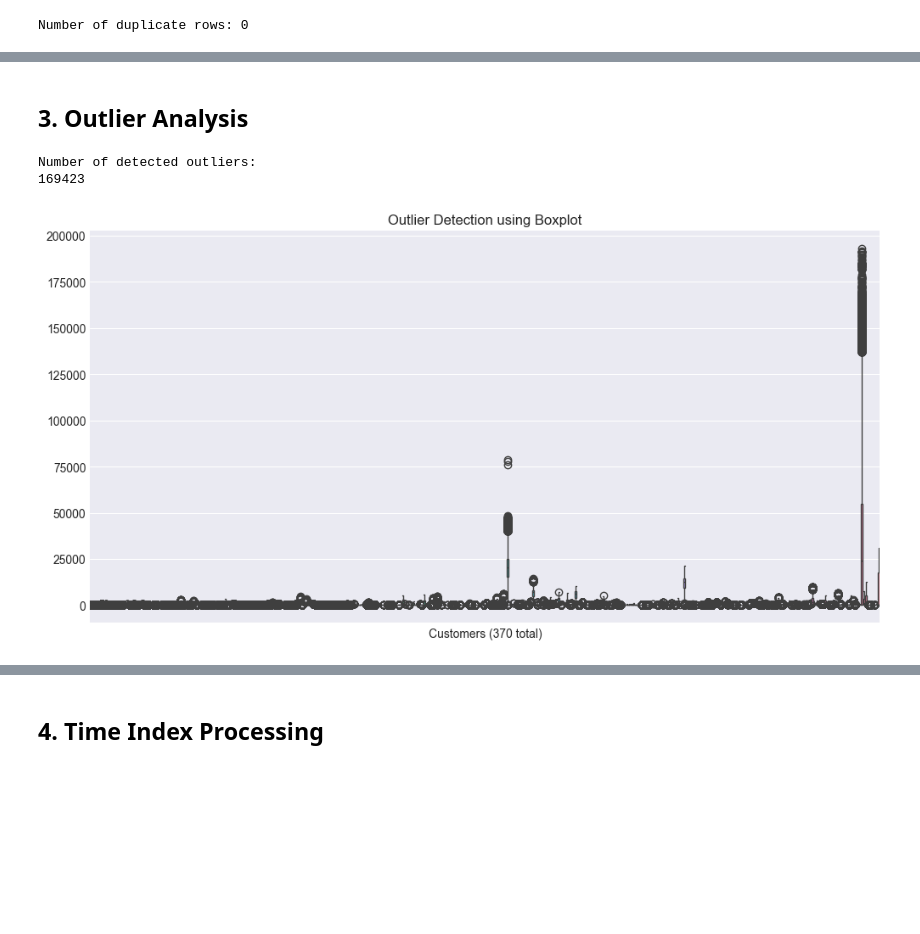
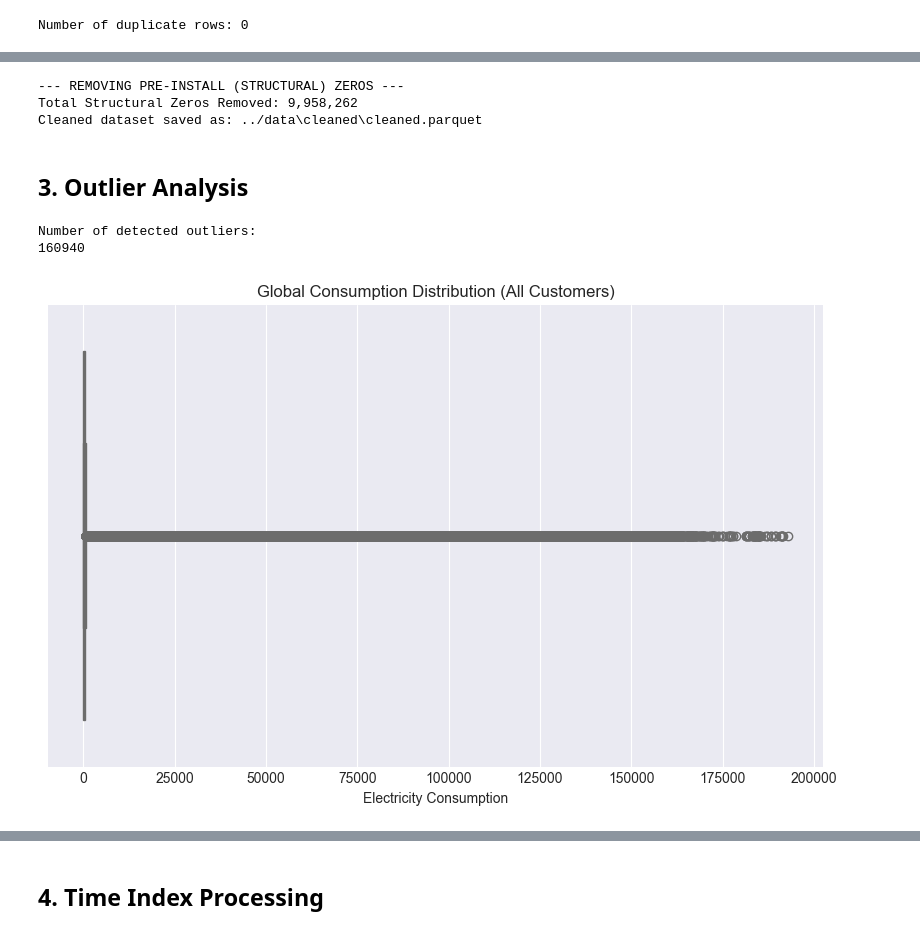
Before and after one commit to Dai-Nguyen1506/Electricity-Load-Diagrams, a Jupyter notebook: notebooks/03_preprocessing.ipynb, the cells around one changed output, grey strips where cells are left out. Drawn from its saved outputs; the diff is of its cells as text; code cells hidden in the pictures; blank space fills up the shorter version.

```diff
--- a/notebooks/03_preprocessing.ipynb
+++ b/notebooks/03_preprocessing.ipynb
@@ -74,24 +155,47 @@ Number of duplicate rows: 0
+# %%
+print("--- REMOVING PRE-INSTALL (STRUCTURAL) ZEROS ---")
+
+df_cleaned = df.copy()
+structural_zeros_total = 0
+
+for col in df.columns:
+    series = df[col]
+
+    # Structural zeros = values before first non-zero
+    is_structural = (series.cumsum() == 0)
+    structural_zeros_total += is_structural.sum()
+
+    # Replace structural zeros with NaN
+    df_cleaned.loc[is_structural, col] = np.nan
+
+print(f"Total Structural Zeros Removed: {structural_zeros_total:,}")
+# %% [output]
+--- REMOVING PRE-INSTALL (STRUCTURAL) ZEROS ---
+Total Structural Zeros Removed: 9,958,262
+Cleaned dataset saved as: ../data\cleaned\cleaned.parquet
 # %% [markdown]
 ## 3. Outlier Analysis
 # %%
 # Z-score method
-z_scores = (df - df.mean()) / df.std()
+z_scores = (df_cleaned - df_cleaned.mean()) / df_cleaned.std()
+
 outliers = (np.abs(z_scores) > 3)
 
 print("Number of detected outliers:")
 print(outliers.sum().sum())
 # %% [output]
 Number of detected outliers:
-169423
+160940
 # %%
-plt.figure(figsize=(12, 6))
-sns.boxplot(data=df)
-plt.title("Outlier Detection using Boxplot")
-plt.xticks([]) # turn off customer labels
-plt.xlabel("Customers (370 total)")
+plt.figure(figsize=(10, 6))
+
+sns.boxplot(x=df_cleaned.values.flatten())
+
+plt.title("Global Consumption Distribution (All Customers)")
+plt.xlabel("Electricity Consumption")
 plt.show()
 # %% [output]
-[figure, old version]
+[figure, new version]
 # %%
 # Number of outlier for each customer
 outlier_counts = (np.abs(z_scores) > 3).sum()
```
Also changed, not shown: parts of 26 cells of this notebook.
